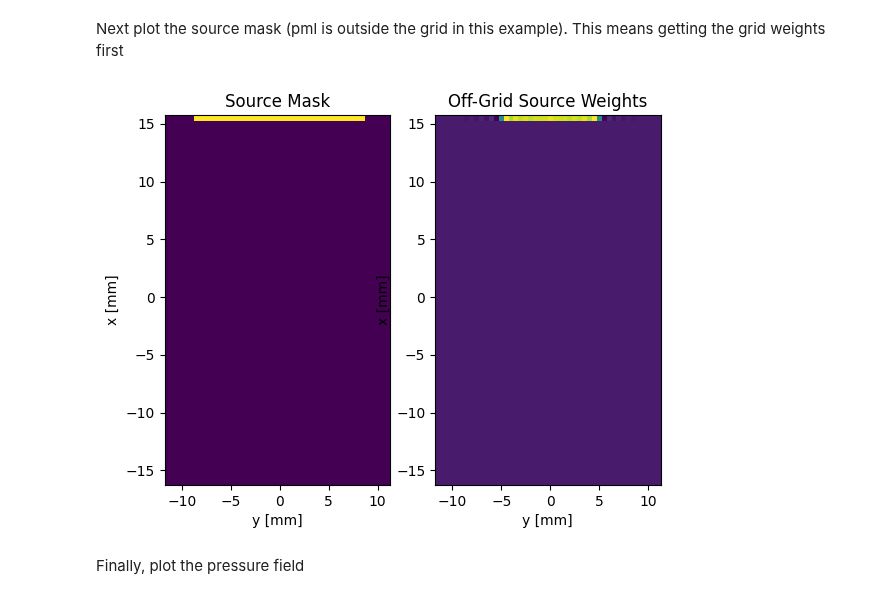
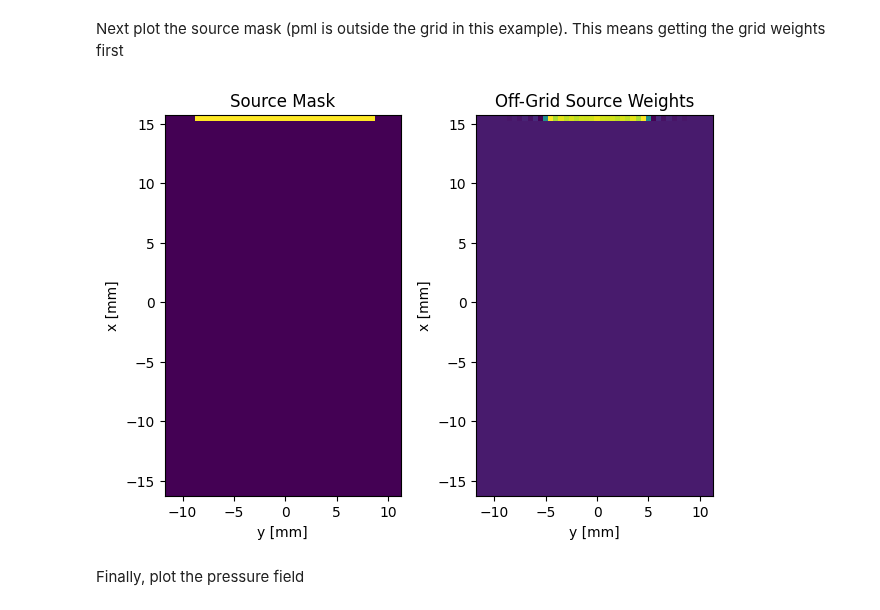
Before and after one commit to waltsims/k-wave-python, a Jupyter notebook: examples/at_circular_piston_3D/at_circular_piston_3D.ipynb, the cells around one changed output. Cells and saved outputs as stored; diff of their text form; code cells hidden in the pictures.

```diff
--- a/examples/at_circular_piston_3D/at_circular_piston_3D.ipynb
+++ b/examples/at_circular_piston_3D/at_circular_piston_3D.ipynb
@@ -246,24 +246,25 @@ Next plot the source mask (pml is outside the grid in this example). This means
 # %%
 # get grid weights
 grid_weights = karray.get_array_grid_weights(kgrid)
 
 fig2, (ax2a, ax2b) = plt.subplots(1, 2)
 ax2a.pcolormesh(1e3 * np.squeeze(kgrid.y_vec),
                 1e3 * np.squeeze(kgrid.x_vec),
                 np.flip(source.p_mask[:, :, Nz // 2], axis=0),
                 shading='nearest')
 ax2a.set(xlabel='y [mm]',
          ylabel='x [mm]',
          title='Source Mask')
 ax2b.pcolormesh(1e3 * np.squeeze(kgrid.y_vec),
                 1e3 * np.squeeze(kgrid.x_vec),
                 np.flip(grid_weights[:, :, Nz // 2], axis=0),
                 shading='nearest')
 ax2b.set_xlabel('y [mm]')
 ax2b.set_ylabel('x [mm]')
 _ = ax2b.set_title('Off-Grid Source Weights')
+plt.tight_layout(pad=1.2)
 # %% [output]
-[figure, old version]
+[figure, new version]
 # %% [markdown]
 Finally, plot the pressure field
 # %%
```
Also changed, not shown: parts of 2 cells of this notebook.
